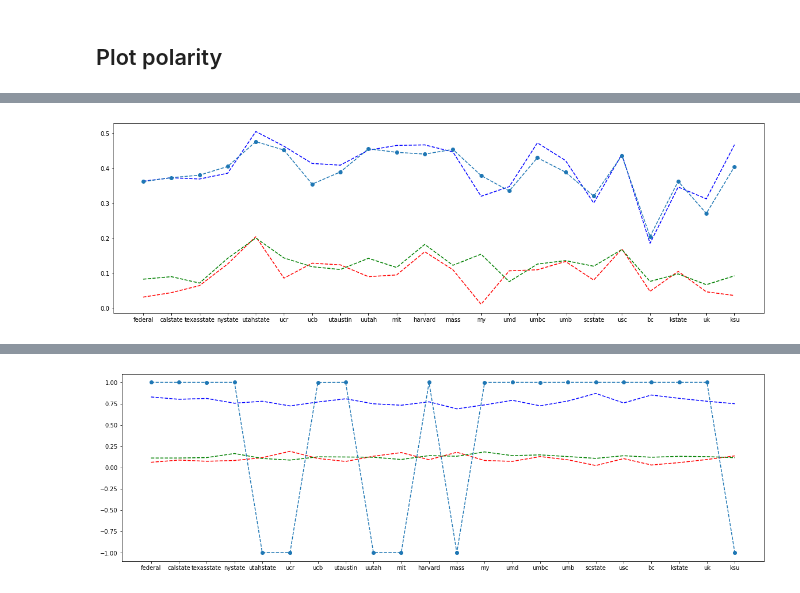
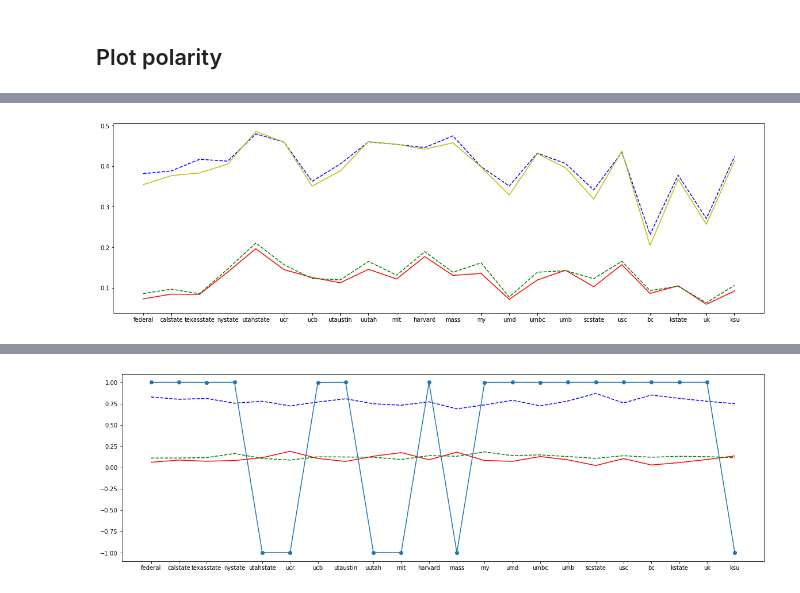
Before and after one commit to priyanshu-sharma/llm_bias, a Jupyter notebook: data_prep.ipynb, the cells around one changed output, grey strips where cells are left out. Saved outputs shown, nothing was run; the diff lists cells and outputs as text; code cells hidden in the pictures.

```diff
--- a/data_prep.ipynb
+++ b/data_prep.ipynb
@@ -116,6 +125,6 @@ plt.show()
-# %%
-plt.figure(figsize=(20, 6))
-plt.plot(x, swp_array, 'r--', x, sws_array, 'b--', x, lwp_array, 'g--', x, lws_array, 'o--')
-plt.show()
-# %% [output]
-[figure, removed]
+# %%
+plt.figure(figsize=(20, 6))
+plt.plot(df['name'], df['wptp'], 'r-', df['wpts'], 'b--', df['ftp'], 'g--', df['fts'], 'y-')
+plt.show()
+# %% [output]
+[figure, added]
```
Also changed, not shown: parts of 36 cells of this notebook, 2 other files.
